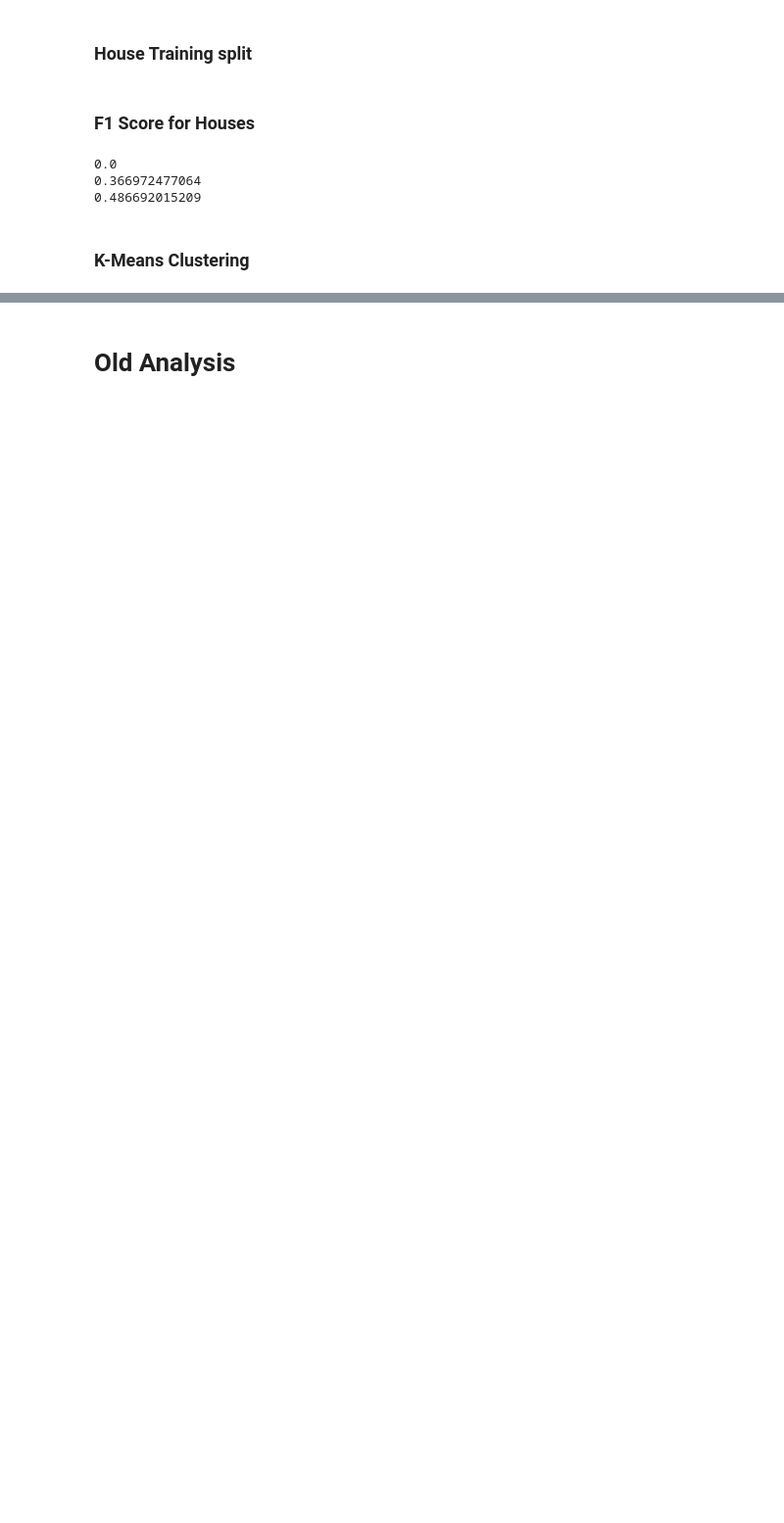
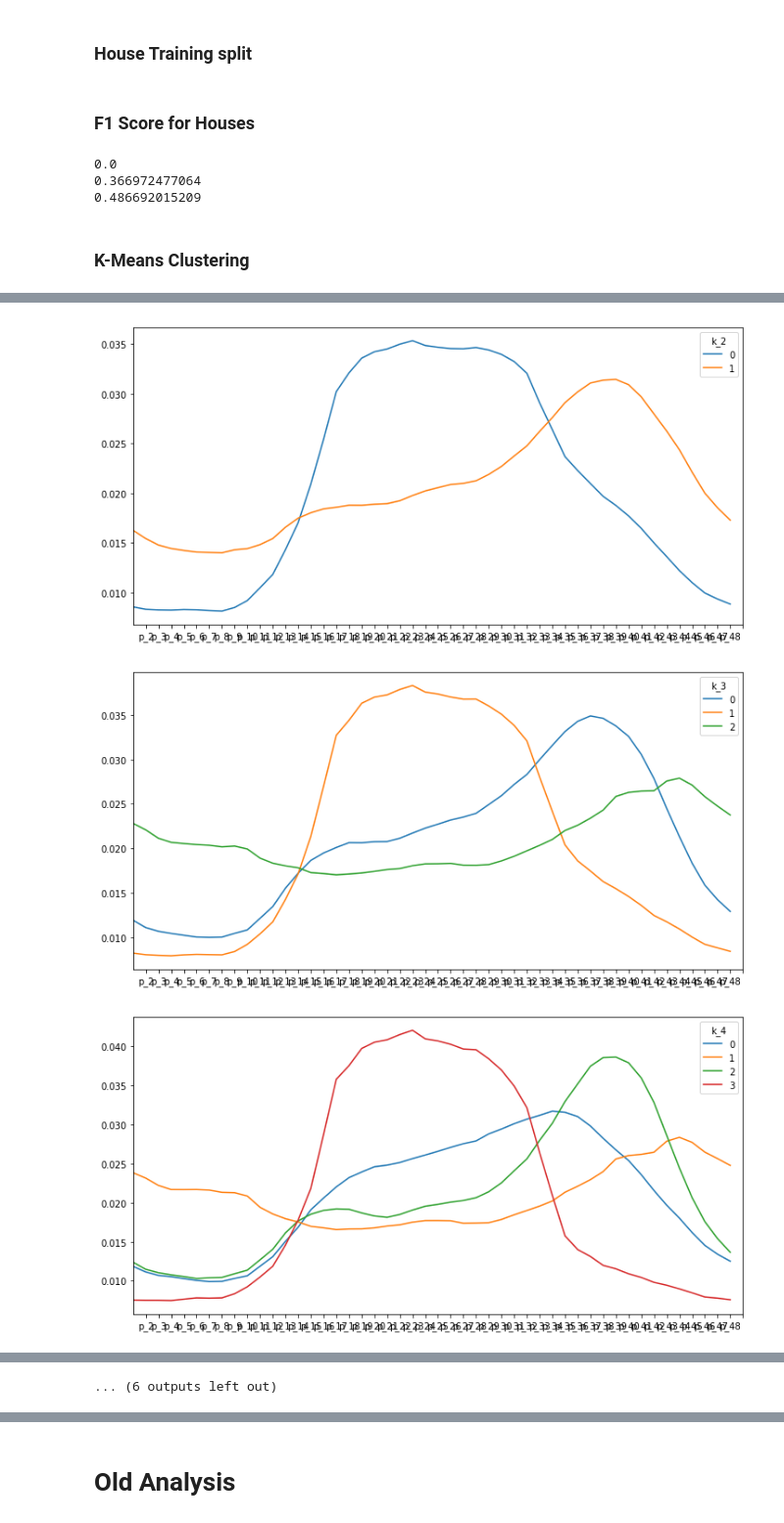
Before and after one commit to torenunez/udacity-mlnd-capstone, a Jupyter notebook: ev-capstone.ipynb, the cells around one changed output, grey strips where cells are left out. Shown at 98% size. Cells and saved outputs as stored; diff of their text form; code cells hidden in the pictures; blank space fills up the shorter version.

Commit message:
house level clustering complete

```diff
--- a/ev-capstone.ipynb
+++ b/ev-capstone.ipynb
@@ -293,8 +293,13 @@ house_data_summary = ev_train_piv_lab_tmp_filled.groupby(['House ID', 'Half Hour
                                                                    index=['House ID'],
                                                                    columns='Half Hour').reset_index()
 # %%
-hds_cols = ['House ID'] + ['u_{}'.format(n) for n in np.arange(1,49)] + ['s_{}'.format(n) for n in np.arange(1,49)]
+mean_cols = ['u_{}'.format(n) for n in np.arange(1,49)]
+sd_cols = ['s_{}'.format(n) for n in np.arange(1,49)]
+hds_cols = ['House ID'] + mean_cols + sd_cols
 house_data_summary.columns = hds_cols
+# %%
+pct_cols = ['p_{}'.format(n) for n in np.arange(1,49)]
+house_data_summary[pct_cols] = house_data_summary[mean_cols].div(house_data_summary[mean_cols].sum(axis=1),axis=0)
 # %%
 house_data_labels = ev_train_piv_lab_tmp_filled.groupby(['House ID']).agg({'Label':sum}).reset_index()
 house_data_labels['House Label'] = [1 if x > 0 else 0 for x in house_data_labels['Label']]
@@ -354,21 +357,21 @@ centers_and_plot_dfs = []
 
 for k in k_values:
 
-    kmeans_model = KMeans(n_clusters=k, random_state=42).fit(X_train_house_avg.as_matrix())
+    kmeans_model = KMeans(n_clusters=k, random_state=42).fit(X_train_house[pct_cols].as_matrix())
 
     k_centers = kmeans_model.cluster_centers_
 
     k_col_name = "k_{}".format(k)
 
-    X_train_house_avg[k_col_name] = kmeans_model.labels_
+    X_train_house[k_col_name] = kmeans_model.labels_
 
-    k_cols = np.arange(1,49).tolist()
+    k_cols = pct_cols.copy()
 
     k_cols.insert(0, k_col_name)
 
-    print(X_train_house_avg[k_col_name].value_counts())
+    print(X_train_house[k_col_name].value_counts())
 
-    k_cluster_mean_df = X_train_house_avg.reset_index()[k_cols].groupby(k_col_name).mean()
+    k_cluster_mean_df = X_train_house.reset_index()[k_cols].groupby(k_col_name).mean()
 
     k_plot_df = k_cluster_mean_df.transpose()
 
@@ -382,0 +404,7 @@ KeyError: '[1 2 3 4 5 6 7 8 9 10 11 12 13 14 15 16 17 18 19 20 21 22 23 24 25 26
+# %%
+for c, df in centers_and_plot_dfs:
+    df.plot(xticks=np.arange(1,49), figsize=(12,6))
+# %% [output]
+[figure, added]
+[figure, added]
+[figure, added]
@@ -382,0 +420 @@ KeyError: '[1 2 3 4 5 6 7 8 9 10 11 12 13 14 15 16 17 18 19 20 21 22 23 24 25 26
+... (6 outputs left out)
```
Also changed, not shown: parts of 8 cells of this notebook.
